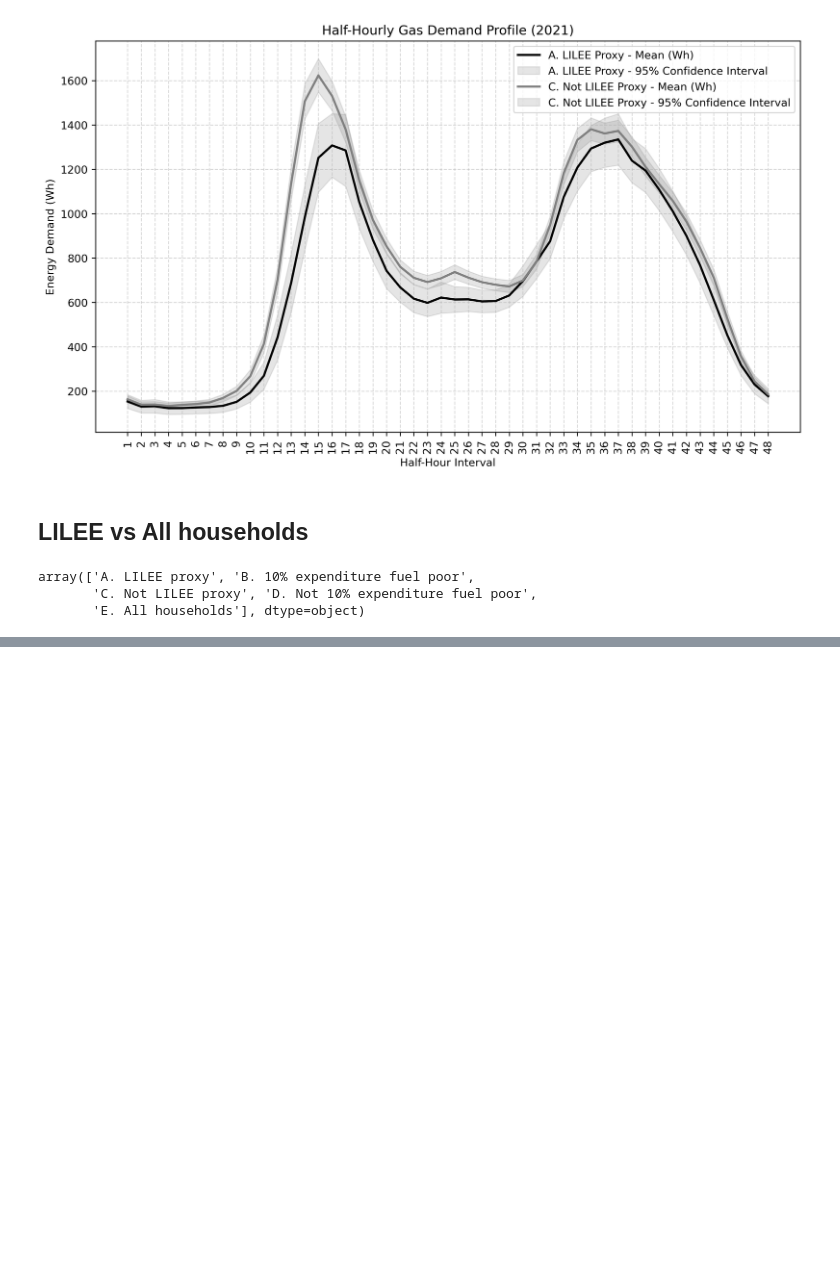
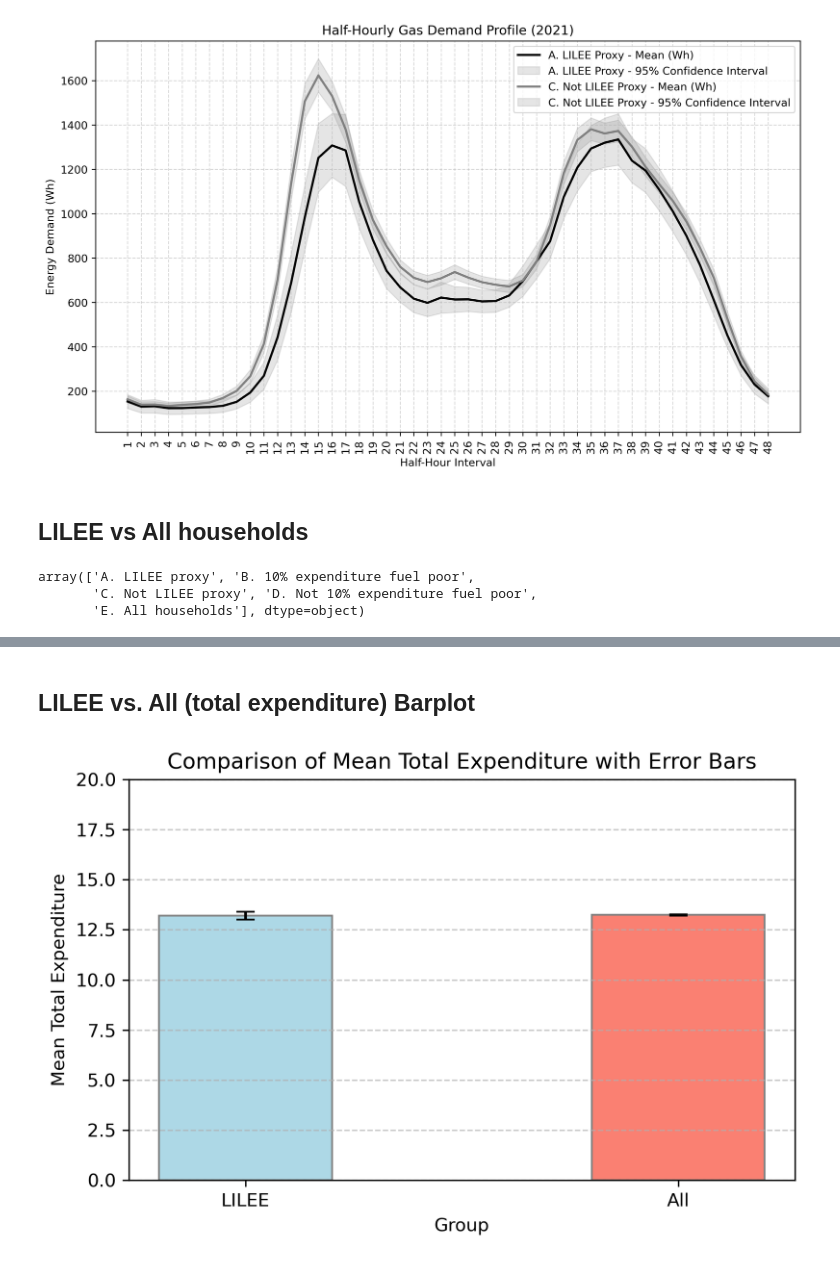
Before and after one commit to lin-zheng-uk/CFP_data_analysis, a Jupyter notebook: data_analysis.ipynb, the cells around one changed output, grey strips where cells are left out. Cells and saved outputs as stored; diff of their text form; code cells hidden in the pictures; blank space fills up the shorter version.

```diff
--- a/data_analysis.ipynb
+++ b/data_analysis.ipynb
@@ -274,0 +478,61 @@ plt.show()
+# %% [markdown]
+## LILEE vs. All (total expenditure) Barplot
+# %%
+# weighted_mean_total_fixed_expenditure
+
+data = df.copy()
+
+# Filter for 'A. LILEE proxy' and 'All households'
+filtered_data = data.loc[
+    (data['Period'].isin(['Winter 2021-2022'])) &
+    (data['Primary classification'].isin(['A. LILEE proxy' , 'E. All households'])) &
+    (data['Secondary classification variable'] == 'All households') &
+    (data['Variable'] == 'weighted_mean_total_fixed_expenditure') &
+    (data['Statistic'].isin(['mean', 'sem']))
+]
+
+# Extract the interval index from the 'Variable' column
+filtered_data = filtered_data.copy()  # Avoid SettingWithCopyWarning
+
+# Calculate 95% CI
+# Replace long names with short labels for clarity
+filtered_data['Primary classification'] = filtered_data['Primary classification'].replace(
+    {'A. LILEE proxy': 'LILEE', 'E. All households': 'All'}
+)
+
+# Filter data for mean and sem
+mean_data = filtered_data[filtered_data['Statistic'] == 'mean']
+sem_data = filtered_data[filtered_data['Statistic'] == 'sem']
+
+# Merge mean and sem data for plotting
+plot_data = mean_data.merge(sem_data, on='Primary classification', suffixes=('_mean', '_sem'))
+
+# Plot bar chart with error bars
+plt.figure(figsize=(6, 4), dpi=300)
+plt.bar(
+    plot_data['Primary classification'],
+    plot_data['Value_mean'],
+    yerr=plot_data['Value_sem'],
+    capsize=5,
+    color=['lightblue', 'salmon'],width=0.4,
+    edgecolor='grey',  # Add black borders to bars
+    linewidth=1
+)
+
+
+# Add labels and title
+plt.title("Comparison of Mean Total Expenditure with Error Bars")
+plt.ylabel("Mean Total Expenditure")
+plt.xlabel("Group")
+
+# Add a line connecting the bar tops
+# plt.plot(plot_data['Primary classification'], plot_data['Value_mean'],  color='grey', linestyle='--', label='Trend Line') #marker='o'
+
+plt.ylim(0,20)
+plt.grid(axis='y', linestyle='--', alpha=0.7)
+
+# Show the plot
+plt.tight_layout()
+plt.show()
+# %% [output]
+[figure, added]
```
Also changed, not shown: parts of 8 cells of this notebook, 1 other file.
